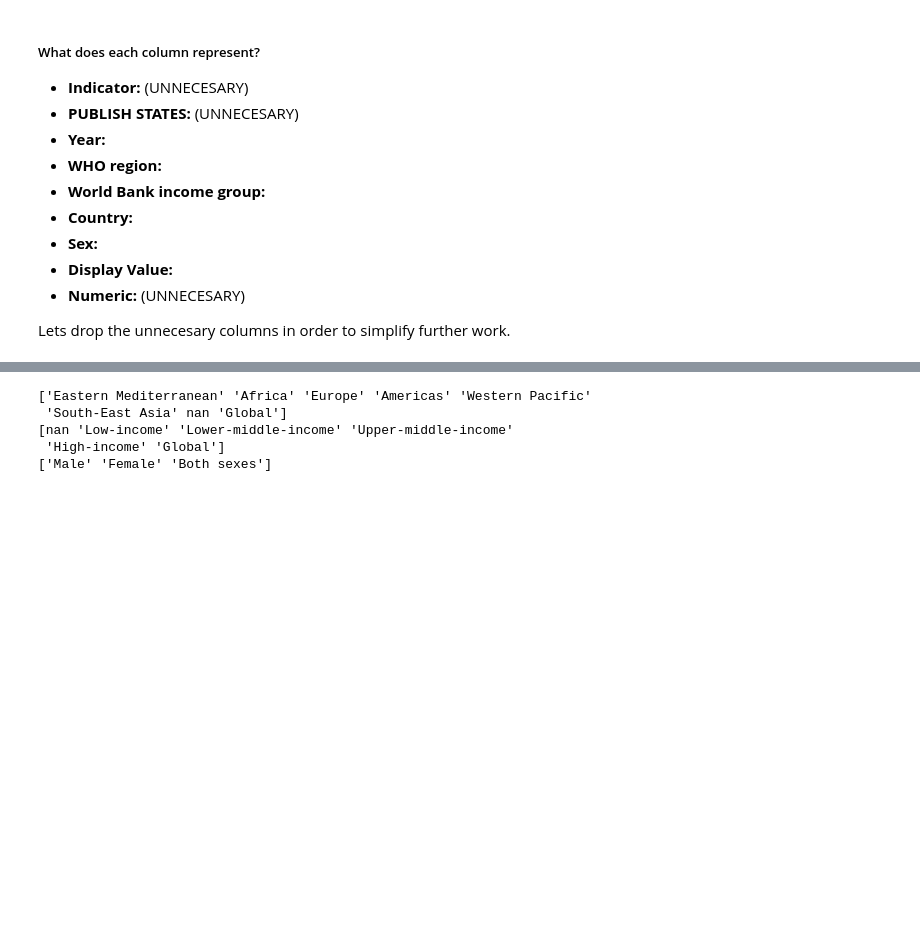
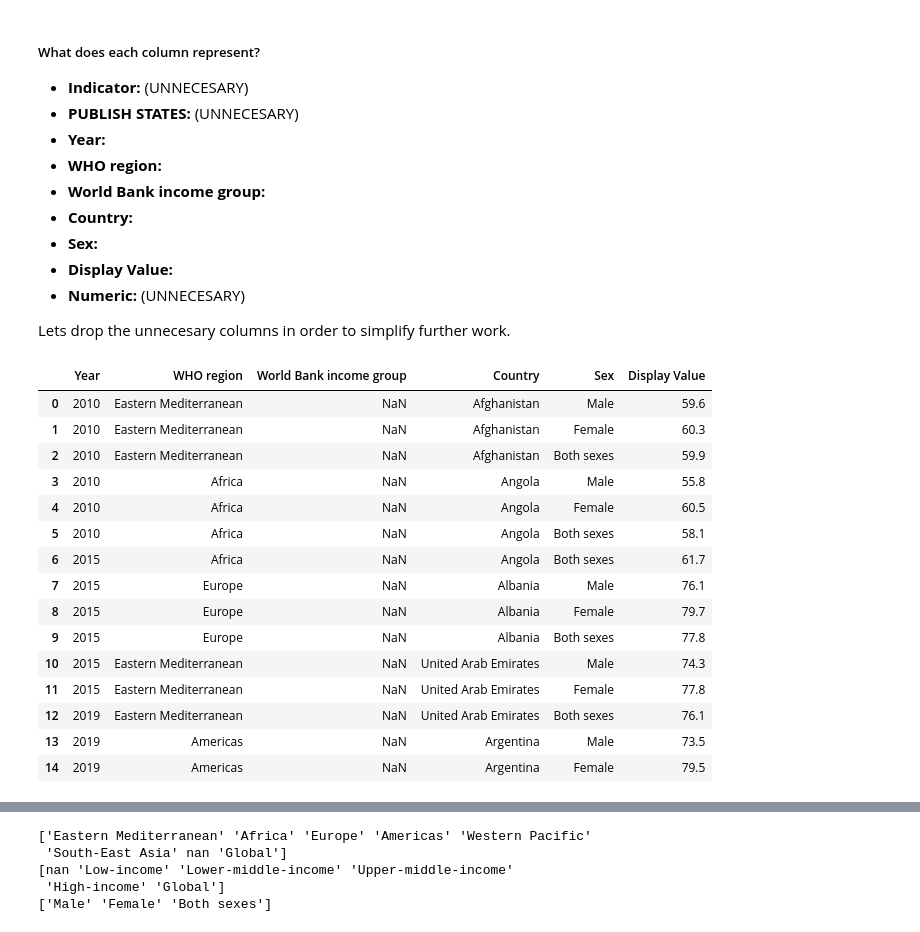
Before and after one commit to Rodrigo-gon-pul/data_science_projects, a Jupyter notebook: life_expectancy/main.ipynb, the cells around one changed output, grey strips where cells are left out. Cells and saved outputs as stored; diff of their text form; code cells hidden in the pictures; blank space fills up the shorter version.

```diff
--- a/life_expectancy/main.ipynb
+++ b/life_expectancy/main.ipynb
@@ -56,3 +42,21 @@ life_expectancy.head(15)
 Lets drop the unnecesary columns in order to simplify further work.
 # %%
 life_expectancy.drop(['Indicator','PUBLISH STATES','Numeric'], axis=1, inplace=True)
+life_expectancy.head(15)
+# %% [output]
+|  | Year | WHO region | World Bank income group | Country | Sex | Display Value |
+| 0 | 2010 | Eastern Mediterranean | NaN | Afghanistan | Male | 59.6 |
+| 1 | 2010 | Eastern Mediterranean | NaN | Afghanistan | Female | 60.3 |
+| 2 | 2010 | Eastern Mediterranean | NaN | Afghanistan | Both sexes | 59.9 |
+| 3 | 2010 | Africa | NaN | Angola | Male | 55.8 |
+| 4 | 2010 | Africa | NaN | Angola | Female | 60.5 |
+| 5 | 2010 | Africa | NaN | Angola | Both sexes | 58.1 |
+| 6 | 2015 | Africa | NaN | Angola | Both sexes | 61.7 |
+| 7 | 2015 | Europe | NaN | Albania | Male | 76.1 |
+| 8 | 2015 | Europe | NaN | Albania | Female | 79.7 |
+| 9 | 2015 | Europe | NaN | Albania | Both sexes | 77.8 |
+| 10 | 2015 | Eastern Mediterranean | NaN | United Arab Emirates | Male | 74.3 |
+| 11 | 2015 | Eastern Mediterranean | NaN | United Arab Emirates | Female | 77.8 |
+| 12 | 2019 | Eastern Mediterranean | NaN | United Arab Emirates | Both sexes | 76.1 |
+| 13 | 2019 | Americas | NaN | Argentina | Male | 73.5 |
+| 14 | 2019 | Americas | NaN | Argentina | Female | 79.5 |
```
Also changed, not shown: parts of 8 cells of this notebook.
